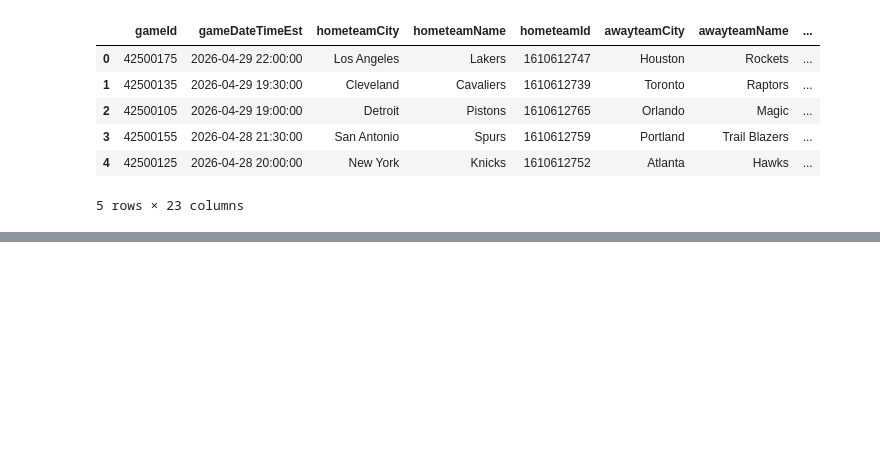
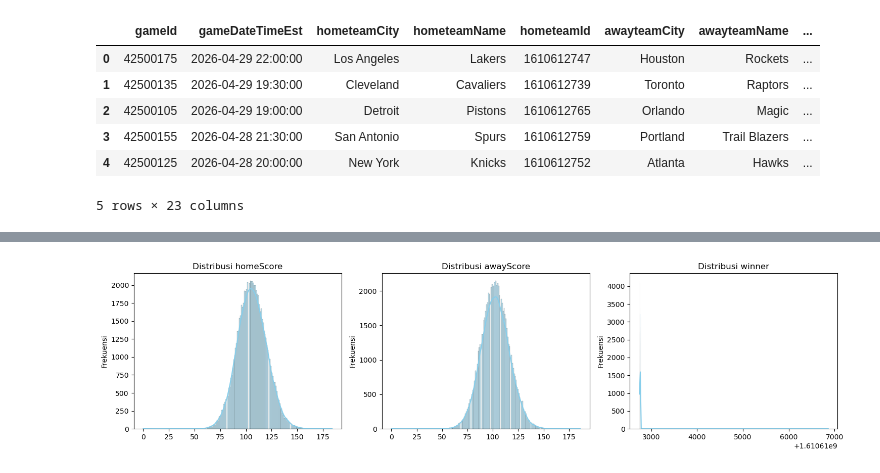
Before and after one commit to HafidzAfrieno/Project-Data-Analyst-Part-1, a Jupyter notebook: nba_player_analyst.ipynb, the cells around one changed output, grey strips where cells are left out. Cells and saved outputs as stored; diff of their text form; code cells hidden in the pictures; blank space fills up the shorter version.

```diff
--- a/nba_player_analyst.ipynb
+++ b/nba_player_analyst.ipynb
@@ -4,7 +4,7 @@ import numpy as np
 import seaborn as sns
 import matplotlib.pyplot as plt
 # %%
-df = pd.read_csv('Dataset/nba_player_basket.csv')
+df = pd.read_csv('Dataset/nba_player_basket.csv',low_memory=False)
 df.head(5)
 # %% [output]
 |  | gameId | gameDateTimeEst | hometeamCity | hometeamName | hometeamId | awayteamCity | awayteamName | ... |
@@ -60,0 +71,5 @@ dtype: int64
+# %%
+# handling Feature: hometeamCity
+mode_homeTeam = df['hometeamCity'].mode()[0]
+df['hometeamCity'].fillna(mode_homeTeam,inplace=True)
+df.isnull().sum()
@@ -60,0 +91,5 @@ dtype: int64
+# %%
+# handling Feature: awayteamCity
+mode_awayTeam = df['awayteamCity'].mode()[0]
+df['awayteamCity'].fillna(mode_awayTeam,inplace=True)
+df.isnull().sum()
@@ -60,0 +111,4 @@ dtype: int64
+# %%
+kolom_id = ['gameId','hometeamId','awayteamId']
+df[kolom_id]=df[kolom_id].astype(object)
+df.info()
@@ -60,0 +136,20 @@ dtype: int64
+# %%
+#analisis distribusi  feature numerik
+import math
+feature_numerik = df.select_dtypes(include=[np.number])
+nump_cols = feature_numerik.shape[1]
+grid_cols =3  # Jumlah kolom visualisasi per baris
+grid_rows = math.ceil(nump_cols/grid_cols)
+
+fig, axes = plt.subplots(grid_rows, grid_cols, figsize=(5 * grid_cols, 4 * grid_rows))
+axes = axes.flatten()  # Meratakan matriks axes menjadi array 1D agar mudah diiterasi
+
+for i, kolom in enumerate(feature_numerik.columns):
+    sns.histplot(data=feature_numerik, x=kolom, kde=True, ax=axes[i], color='skyblue')
+    axes[i].set_title(f'Distribusi {kolom}')
+    axes[i].set_xlabel('')
+    axes[i].set_ylabel('Frekuensi')
+plt.tight_layout()
+plt.show()
+# %% [output]
+[figure, added]
```
Also changed, not shown: parts of 13 cells of this notebook.
